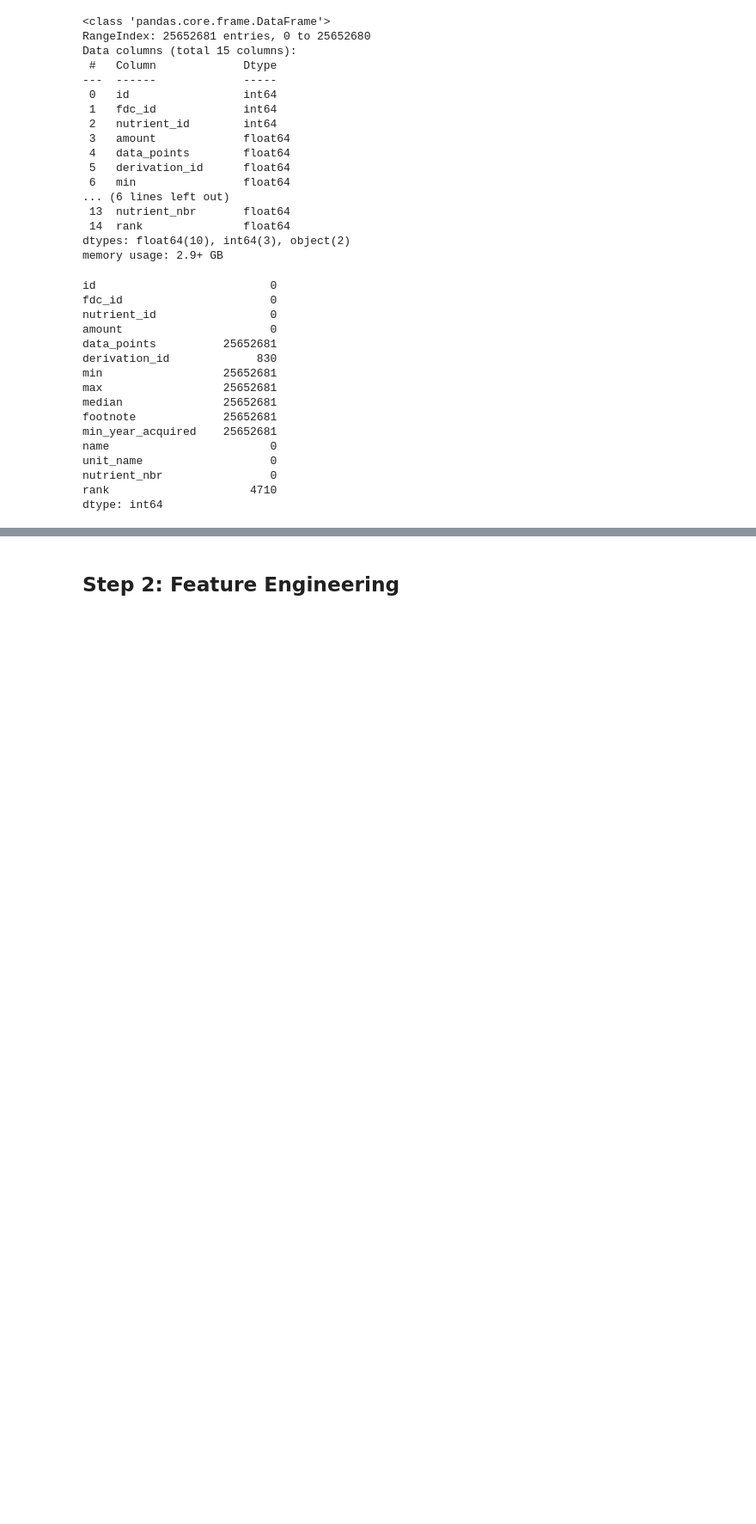
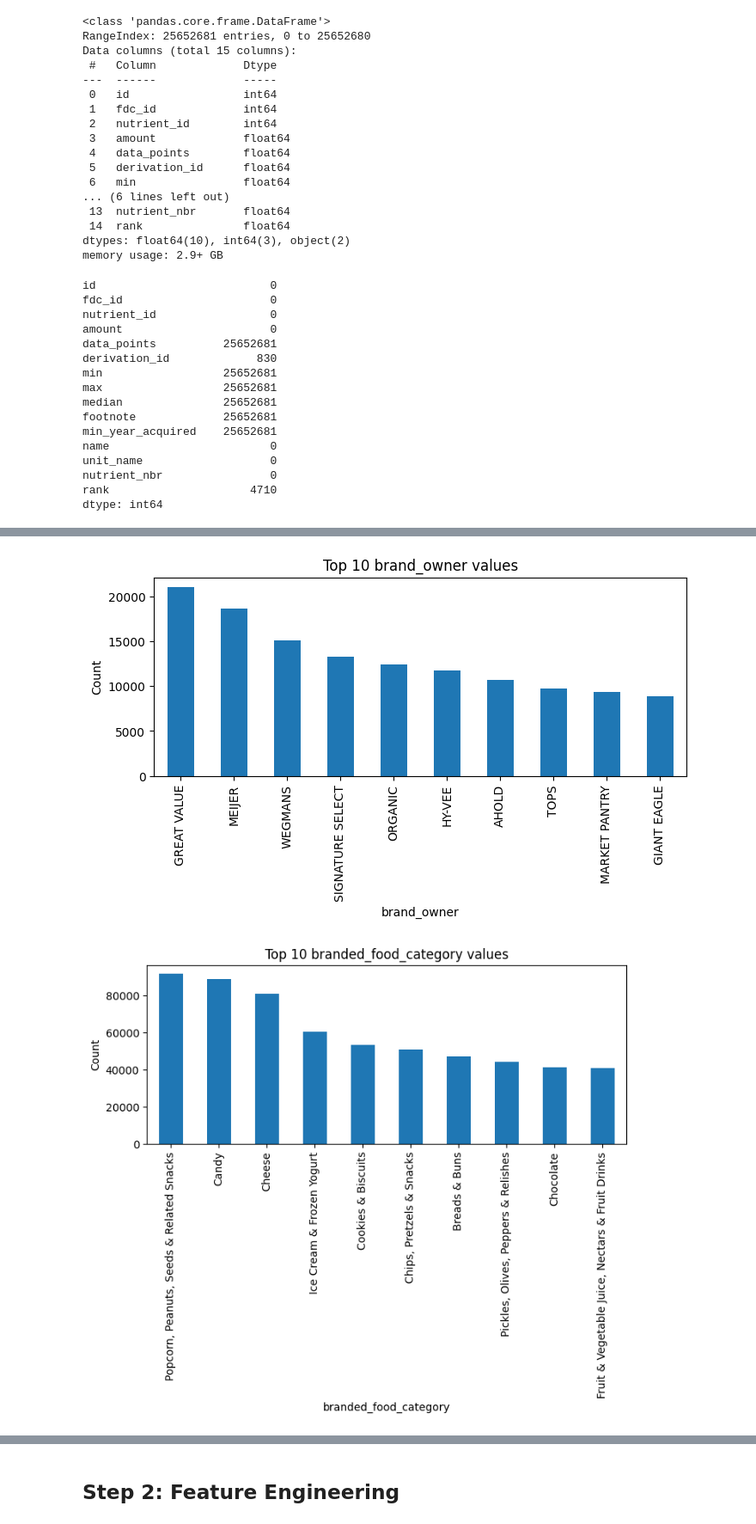
Before and after one commit to LoganDawes/Machine-Learning-Final, a Jupyter notebook: Logan_Dawes.ipynb, the cells around one changed output, grey strips where cells are left out. Shown at 86% size. Drawn from its saved outputs; the diff is of its cells as text; code cells hidden in the pictures; blank space fills up the shorter version.

```diff
--- a/Logan_Dawes.ipynb
+++ b/Logan_Dawes.ipynb
@@ -225,0 +726,13 @@ final_food_data.head()
+# %%
+# Categorical features: brand_owner, branded_food_category
+for col in ['brand_owner', 'branded_food_category']:
+    if col in final_food_data.columns:
+        value_counts = final_food_data[final_food_data[col] != 'None'][col].value_counts().head(10)
+        plt.figure(figsize=(8, 3))
+        value_counts.plot(kind='bar')
+        plt.title(f'Top 10 {col} values')
+        plt.ylabel('Count')
+        plt.show()
+# %% [output]
+[figure, added]
+[figure, added]
```
Also changed, not shown: parts of 73 cells of this notebook.
